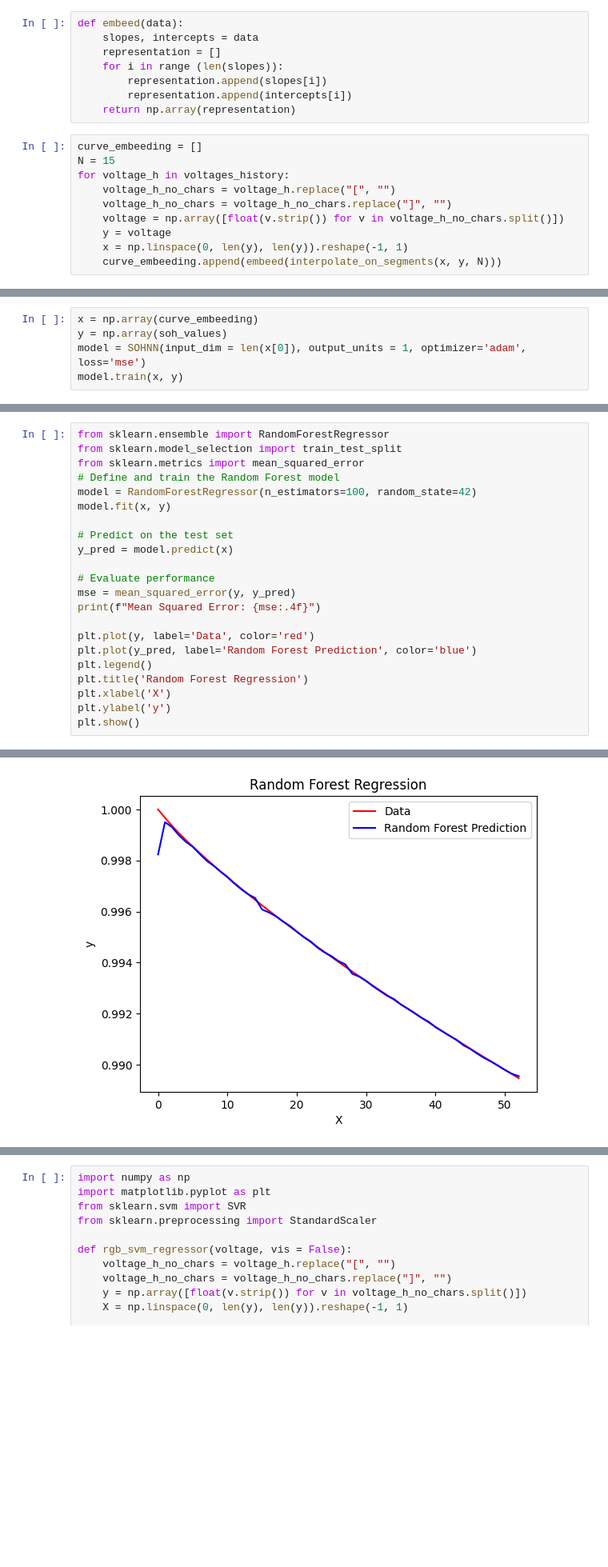
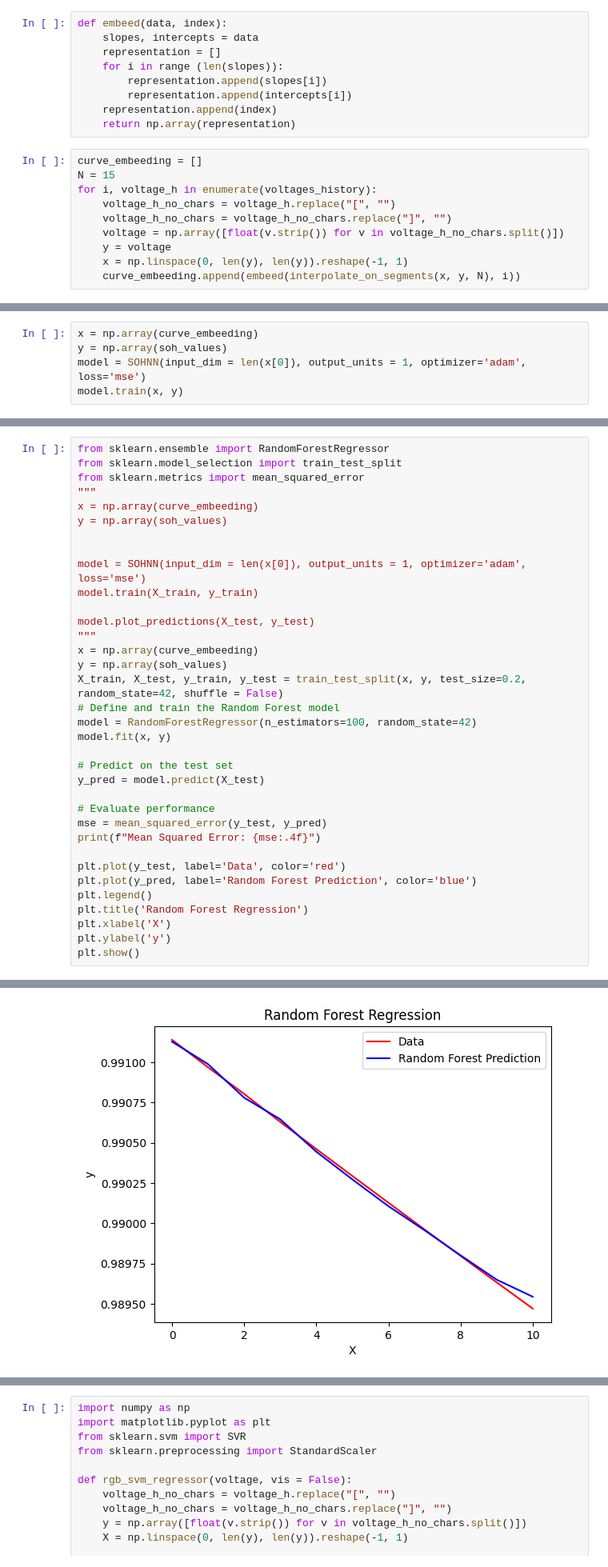
Before and after one commit to frekkoz3/EESTEC-HACKATHON-2025, a Jupyter notebook: curve_representation.ipynb, the cells around one changed output, grey strips where cells are left out. Shown: that part at 80% size. Drawn from its saved outputs; the diff is of its cells as text; blank space fills up the shorter version.

```diff
--- a/curve_representation.ipynb
+++ b/curve_representation.ipynb
@@ -193,23 +193,24 @@ def show_interpolations(X, Y, N):
     plt.legend()
     plt.show()
 # %%
-def embeed(data):
+def embeed(data, index):
     slopes, intercepts = data
     representation = []
     for i in range (len(slopes)):
         representation.append(slopes[i])
         representation.append(intercepts[i])
+    representation.append(index)
     return np.array(representation)
 # %%
 curve_embeeding = []
 N = 15
-for voltage_h in voltages_history:
+for i, voltage_h in enumerate(voltages_history):
     voltage_h_no_chars = voltage_h.replace("[", "")
     voltage_h_no_chars = voltage_h_no_chars.replace("]", "")
     voltage = np.array([float(v.strip()) for v in voltage_h_no_chars.split()])
     y = voltage
     x = np.linspace(0, len(y), len(y)).reshape(-1, 1)
-    curve_embeeding.append(embeed(interpolate_on_segments(x, y, N)))
+    curve_embeeding.append(embeed(interpolate_on_segments(x, y, N), i))
 # %%
 soh_values = data["SOH_values"]
 # %%
@@ -312,25 +313,38 @@ model.plot_predictions(x, y)
 # %%
 from sklearn.ensemble import RandomForestRegressor
 from sklearn.model_selection import train_test_split
 from sklearn.metrics import mean_squared_error
+"""
+x = np.array(curve_embeeding)
+y = np.array(soh_values)
+
+
+model = SOHNN(input_dim = len(x[0]), output_units = 1, optimizer='adam', loss='mse')
+model.train(X_train, y_train)
+
+model.plot_predictions(X_test, y_test)
+"""
+x = np.array(curve_embeeding)
+y = np.array(soh_values)
+X_train, X_test, y_train, y_test = train_test_split(x, y, test_size=0.2, random_state=42, shuffle = False)
 # Define and train the Random Forest model
 model = RandomForestRegressor(n_estimators=100, random_state=42)
 model.fit(x, y)
 
 # Predict on the test set
-y_pred = model.predict(x)
+y_pred = model.predict(X_test)
 
 # Evaluate performance
-mse = mean_squared_error(y, y_pred)
+mse = mean_squared_error(y_test, y_pred)
 print(f"Mean Squared Error: {mse:.4f}")
 
-plt.plot(y, label='Data', color='red')
+plt.plot(y_test, label='Data', color='red')
 plt.plot(y_pred, label='Random Forest Prediction', color='blue')
 plt.legend()
 plt.title('Random Forest Regression')
 plt.xlabel('X')
 plt.ylabel('y')
 plt.show()
 # %% [output]
 Mean Squared Error: 0.0000
-[figure, old version]
+[figure, new version]
```
Also changed, not shown: parts of 3 cells of this notebook.
